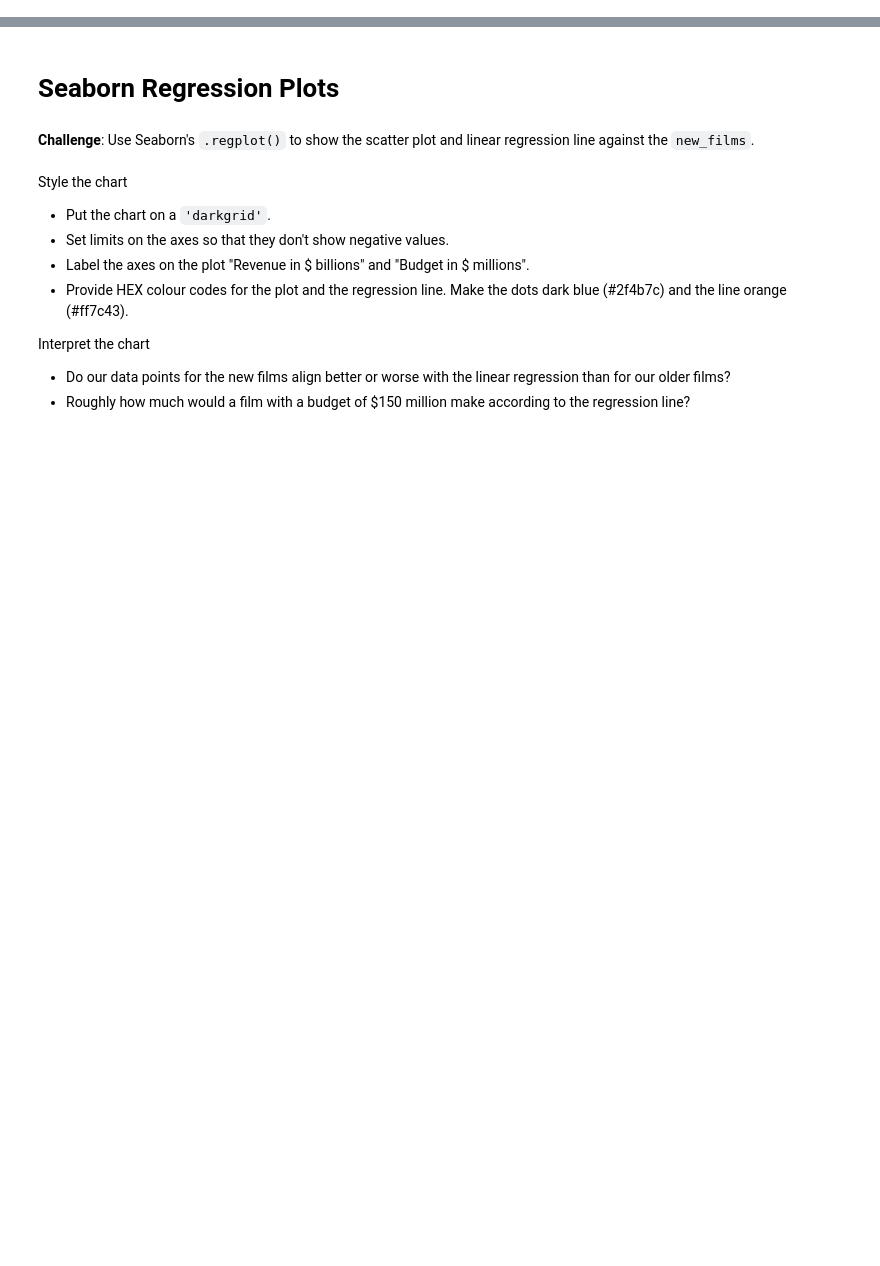
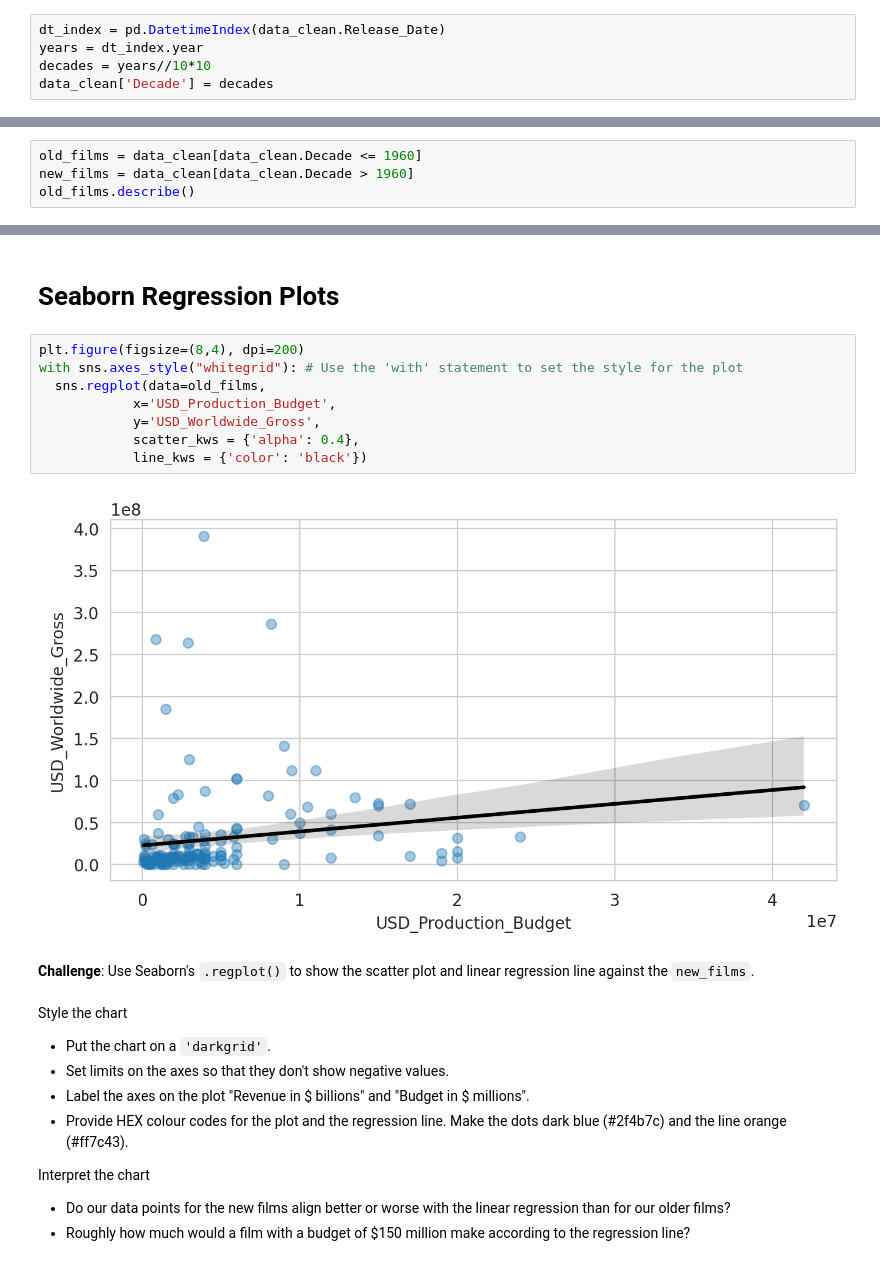
Before and after one commit to Lucasqrz1/100_days_of_code, a Jupyter notebook: Day_78/Seaborn_and_Linear_Regression.ipynb, the cells around one changed output, grey strips where cells are left out. Saved outputs shown, nothing was run; the diff lists cells and outputs as text; blank space fills up the shorter version.

```diff
--- a/Day_78/Seaborn_and_Linear_Regression.ipynb
+++ b/Day_78/Seaborn_and_Linear_Regression.ipynb
@@ -231,6 +295,11 @@ Here's how:
 <img src=https://i.imgur.com/5m06Ach.png width=650>
 3. Use floor division `//` to convert the year data to the decades of the films.
 4. Add the decades as a `Decade` column to the `data_clean` DataFrame.
+# %%
+dt_index = pd.DatetimeIndex(data_clean.Release_Date)
+years = dt_index.year
+decades = years//10*10
+data_clean['Decade'] = decades
 # %% [markdown]
 ### Separate the "old" (before 1969) and "New" (1970s onwards) Films
 
@@ -239,3 +308,7 @@ Here's how:
 * `new_films` should include all the films from 1970 onwards
 * How many films were released prior to 1970?
 * What was the most expensive film made prior to 1970?
+# %%
+old_films = data_clean[data_clean.Decade <= 1960]
+new_films = data_clean[data_clean.Decade > 1960]
+old_films.describe()
@@ -242,5 +337,15 @@ Here's how:
 # %% [markdown]
 # Seaborn Regression Plots
+# %%
+plt.figure(figsize=(8,4), dpi=200)
+with sns.axes_style("whitegrid"): # Use the 'with' statement to set the style for the plot
+  sns.regplot(data=old_films,
+            x='USD_Production_Budget',
+            y='USD_Worldwide_Gross',
+            scatter_kws = {'alpha': 0.4},
+            line_kws = {'color': 'black'})
+# %% [output]
+[figure, added]
 # %% [markdown]
 **Challenge**: Use Seaborn's `.regplot()` to show the scatter plot and linear regression line against the `new_films`.
 <br>
```
Also changed, not shown: parts of 20 cells of this notebook.
